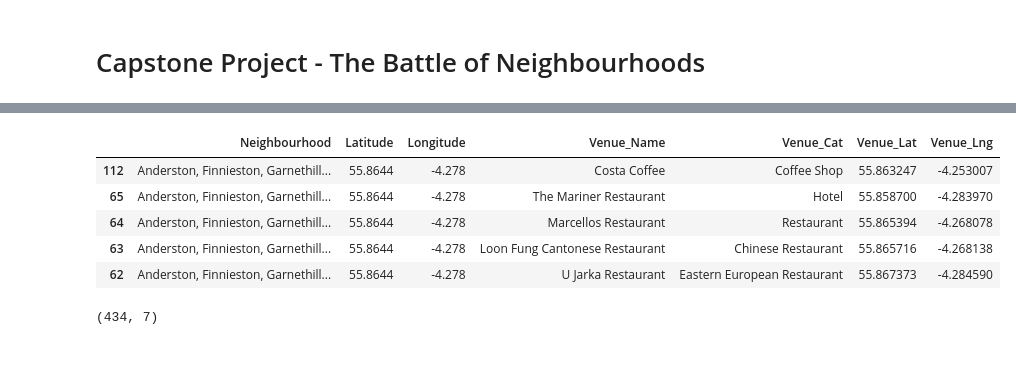
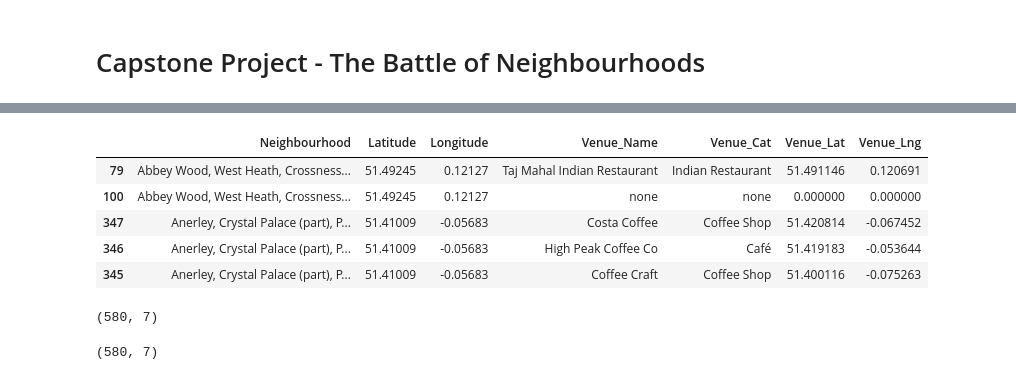
Before and after one commit to WOuOK-93/IBM-DataScience-Capstone, a Jupyter notebook: BattleofNeighboursFinal.ipynb, the cells around one changed output, grey strips where cells are left out. Drawn from its saved outputs; the diff is of its cells as text; code cells hidden in the pictures.

```diff
--- a/BattleofNeighboursFinal.ipynb
+++ b/BattleofNeighboursFinal.ipynb
@@ -120,0 +47,4 @@ neighbourhoods.head()
+# %%
+neighbourhoods = pd.read_csv("eastlondon_postcodes.csv")
+print(neighbourhoods.shape)
+neighbourhoods.head()
@@ -121,6 +59,6 @@ neighbourhoods.head()
 # %%
 # Create a map of the neighbourhoods
-address = 'Glasgow'          # get starting latitude and longitude for Glasgow
+address = 'London'          # get starting latitude and longitude for Glasgow
 geolocator = Nominatim()
 location = geolocator.geocode(address)
 latitude = location.latitude
@@ -151,9 +89,9 @@ The geograpical coordinates are 55.856656, -4.2435817.
 # %%
 # Define Foursquare Credentials and Version
 
-CLIENT_ID = 'hidden'          # Foursquare ID
-CLIENT_SECRET = 'hidden'          # Foursquare Secret
-VERSION = '20180605'          # Foursquare API version
+CLIENT_ID = 'OKWEY3K21N5BZ3EYWCT3OBVTOX2APFWEU4RK1FNTDFRKDTOJ'          # Foursquare ID
+CLIENT_SECRET = 'SRWCR3Y1DMHLUR4PYAUL1NQTZBM2GK1LU53XPWEZ25BZ1WJZ'          # Foursquare Secret
+VERSION = '20191130'          # Foursquare API version
 # uncomment before upload
 # %%
 # Define function to get x venues within y radius of each neighbourhood
@@ -278,29 +216,30 @@ Rutherglen
 # %%
 frames = [VenuesList1, VenuesList2]
 
 VenuesList = pd.concat(frames)
-VenuesList.to_csv('glasgow_venues.csv')          #comment out once testing complete
+VenuesList.to_csv('london_venues.csv')          #comment out once testing complete
 VenuesList.sort_values('Neighbourhood', inplace=True)
 VenuesList.head()
 # %% [output]
 |  | Neighbourhood | Latitude | Longitude | Venue_Name | Venue_Cat | Venue_Lat | Venue_Lng |
-| 112 | Anderston, Finnieston, Garnethill... | 55.8644 | -4.278 | Costa Coffee | Coffee Shop | 55.863247 | -4.253007 |
-| 65 | Anderston, Finnieston, Garnethill... | 55.8644 | -4.278 | The Mariner Restaurant | Hotel | 55.858700 | -4.283970 |
-| 64 | Anderston, Finnieston, Garnethill... | 55.8644 | -4.278 | Marcellos Restaurant | Restaurant | 55.865394 | -4.268078 |
-| 63 | Anderston, Finnieston, Garnethill... | 55.8644 | -4.278 | Loon Fung Cantonese Restaurant | Chinese Restaurant | 55.865716 | -4.268138 |
-| 62 | Anderston, Finnieston, Garnethill... | 55.8644 | -4.278 | U Jarka Restaurant | Eastern European Restaurant | 55.867373 | -4.284590 |
+| 79 | Abbey Wood, West Heath, Crossness... | 51.49245 | 0.12127 | Taj Mahal Indian Restaurant | Indian Restaurant | 51.491146 | 0.120691 |
+| 100 | Abbey Wood, West Heath, Crossness... | 51.49245 | 0.12127 | none | none | 0.000000 | 0.000000 |
+| 347 | Anerley, Crystal Palace (part), P... | 51.41009 | -0.05683 | Costa Coffee | Coffee Shop | 51.420814 | -0.067452 |
+| 346 | Anerley, Crystal Palace (part), P... | 51.41009 | -0.05683 | High Peak Coffee Co | Café | 51.419183 | -0.053644 |
+| 345 | Anerley, Crystal Palace (part), P... | 51.41009 | -0.05683 | Coffee Craft | Coffee Shop | 51.400116 | -0.075263 |
 # %%
 # During testing a CSV of VenuesList dataframe was created so as not to have to call foursquare multiple times
-#VenuesList = pd.read_csv('glasgow_venues.csv')
-#VenuesList = VenuesList.drop(VenuesList.columns[0], axis = 1)
-#VenuesList[['Venue_Lat', 'Venue_Lng']] = VenuesList[['Venue_Lat', 'Venue_Lng']].astype('float')
-#print(VenuesList.shape)
-#VenuesList.sort_values('Neighbourhood', inplace=True)
-#VenuesList.head()
-# comment out once testing complete
+VenuesList = pd.read_csv('london_venues.csv')
+VenuesList = VenuesList.drop(VenuesList.columns[0], axis = 1)
+VenuesList[['Venue_Lat', 'Venue_Lng']] = VenuesList[['Venue_Lat', 'Venue_Lng']].astype('float')
+print(VenuesList.shape)
+VenuesList.sort_values('Neighbourhood', inplace=True)
+VenuesList.head()
+
 VenuesList.shape
 # %% [output]
-(434, 7)
+(580, 7)
+(580, 7)
 # %%
 # Create a map of the venues
 
```
Also changed, not shown: parts of 11 cells of this notebook, 7 other files.
